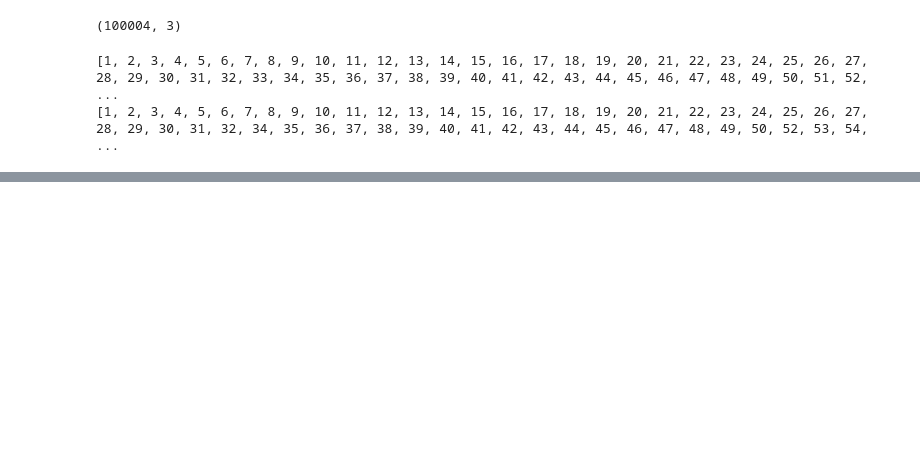
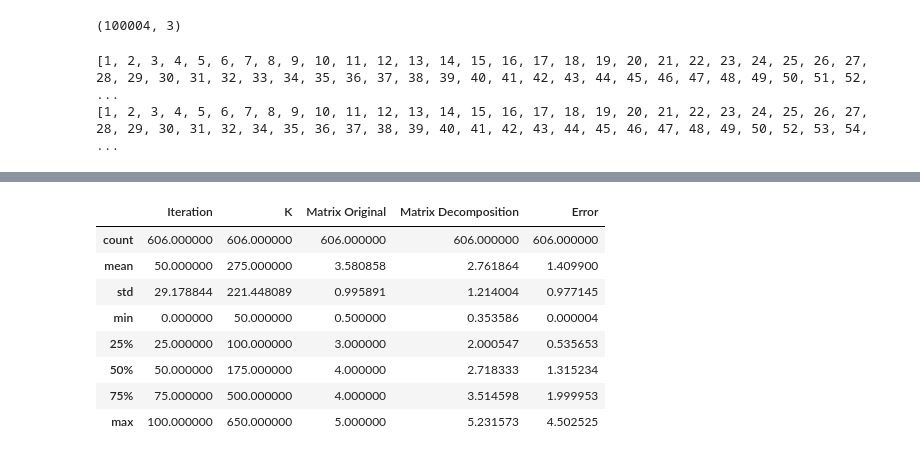
Before and after one commit to LuccaHiratsuca/Netflix-Challenge, a Jupyter notebook: main.ipynb, the cells around one changed output, grey strips where cells are left out. Cells and saved outputs as stored; diff of their text form; code cells hidden in the pictures; blank space fills up the shorter version.

```diff
--- a/main.ipynb
+++ b/main.ipynb
@@ -83,0 +102,12 @@ normal_curve = (1/(std * np.sqrt(2 * np.pi)) * np.exp( - (x - average)**2 / (2 *
+# %%
+dfCsv.describe()
+# %% [output]
+|  | Iteration | K | Matrix Original | Matrix Decomposition | Error |
+| count | 606.000000 | 606.000000 | 606.000000 | 606.000000 | 606.000000 |
+| mean | 50.000000 | 275.000000 | 3.580858 | 2.761864 | 1.409900 |
+| std | 29.178844 | 221.448089 | 0.995891 | 1.214004 | 0.977145 |
+| min | 0.000000 | 50.000000 | 0.500000 | 0.353586 | 0.000004 |
+| 25% | 25.000000 | 100.000000 | 3.000000 | 2.000547 | 0.535653 |
+| 50% | 50.000000 | 175.000000 | 4.000000 | 2.718333 | 1.315234 |
+| 75% | 75.000000 | 500.000000 | 4.000000 | 3.514598 | 1.999953 |
+| max | 100.000000 | 650.000000 | 5.000000 | 5.231573 | 4.502525 |
```
Also changed, not shown: parts of 18 cells of this notebook, 2 other files.
